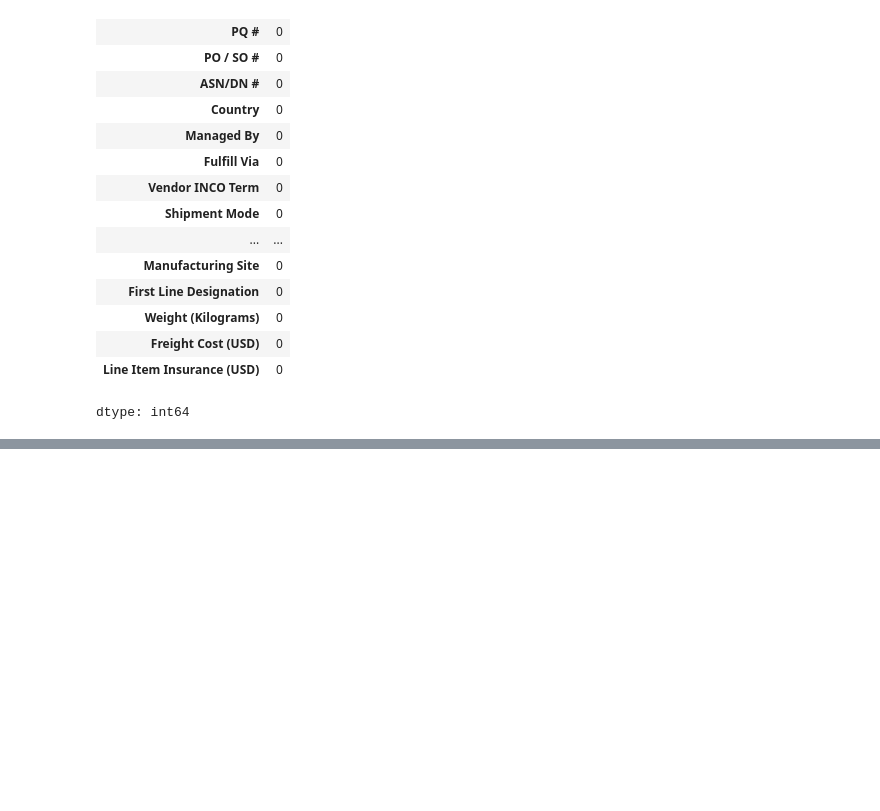
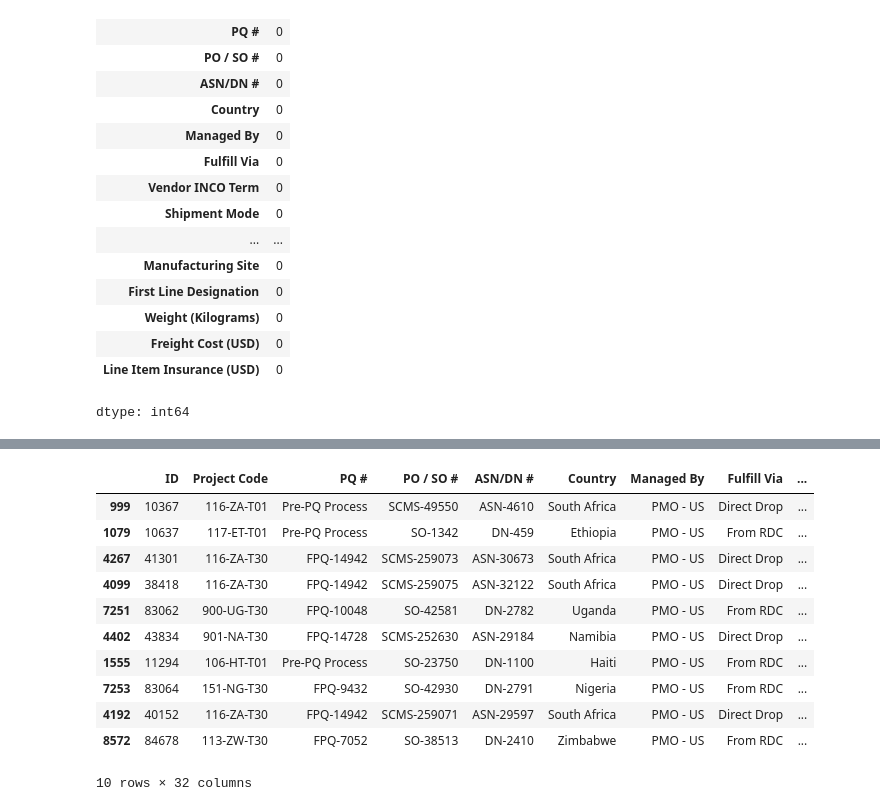
Before and after one commit to itarasingh/FedEx-Logistics-Performance-Analysis, a Jupyter notebook: SCMS_Delivery_History_Dataset.ipynb, the cells around one changed output, grey strips where cells are left out. Saved outputs shown, nothing was run; the diff lists cells and outputs as text; code cells hidden in the pictures; blank space fills up the shorter version.

```diff
--- a/SCMS_Delivery_History_Dataset.ipynb
+++ b/SCMS_Delivery_History_Dataset.ipynb
@@ -113,0 +173,15 @@ dtype: int64
+# %%
+df.sample(10)
+# %% [output]
+|  | ID | Project Code | PQ # | PO / SO # | ASN/DN # | Country | Managed By | Fulfill Via | ... |
+| 999 | 10367 | 116-ZA-T01 | Pre-PQ Process | SCMS-49550 | ASN-4610 | South Africa | PMO - US | Direct Drop | ... |
+| 1079 | 10637 | 117-ET-T01 | Pre-PQ Process | SO-1342 | DN-459 | Ethiopia | PMO - US | From RDC | ... |
+| 4267 | 41301 | 116-ZA-T30 | FPQ-14942 | SCMS-259073 | ASN-30673 | South Africa | PMO - US | Direct Drop | ... |
+| 4099 | 38418 | 116-ZA-T30 | FPQ-14942 | SCMS-259075 | ASN-32122 | South Africa | PMO - US | Direct Drop | ... |
+| 7251 | 83062 | 900-UG-T30 | FPQ-10048 | SO-42581 | DN-2782 | Uganda | PMO - US | From RDC | ... |
+| 4402 | 43834 | 901-NA-T30 | FPQ-14728 | SCMS-252630 | ASN-29184 | Namibia | PMO - US | Direct Drop | ... |
+| 1555 | 11294 | 106-HT-T01 | Pre-PQ Process | SO-23750 | DN-1100 | Haiti | PMO - US | From RDC | ... |
+| 7253 | 83064 | 151-NG-T30 | FPQ-9432 | SO-42930 | DN-2791 | Nigeria | PMO - US | From RDC | ... |
+| 4192 | 40152 | 116-ZA-T30 | FPQ-14942 | SCMS-259071 | ASN-29597 | South Africa | PMO - US | Direct Drop | ... |
+| 8572 | 84678 | 113-ZW-T30 | FPQ-7052 | SO-38513 | DN-2410 | Zimbabwe | PMO - US | From RDC | ... |
+10 rows × 32 columns
```
Also changed, not shown: parts of 8 cells of this notebook.
